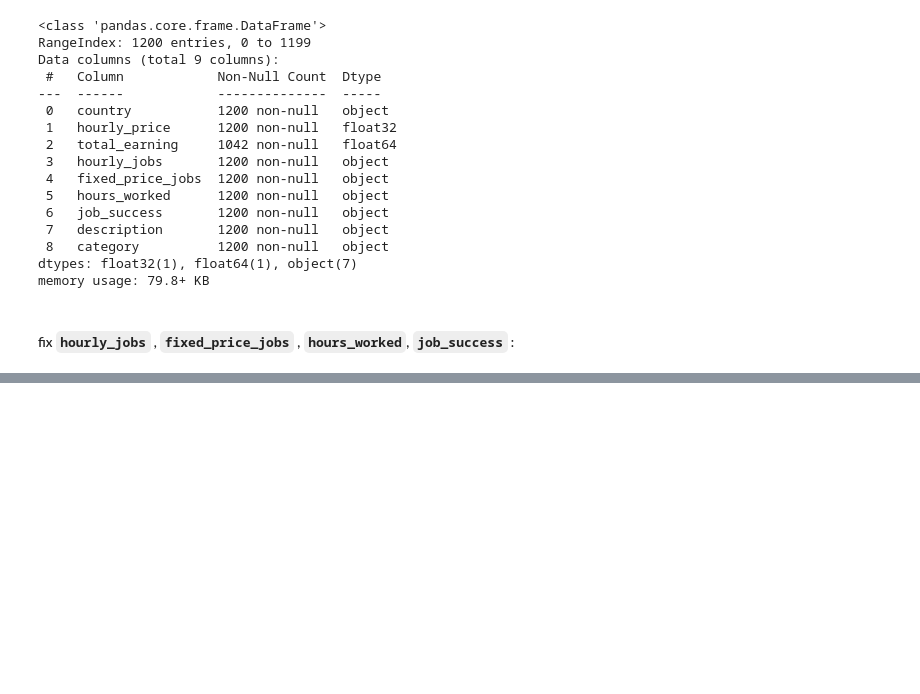
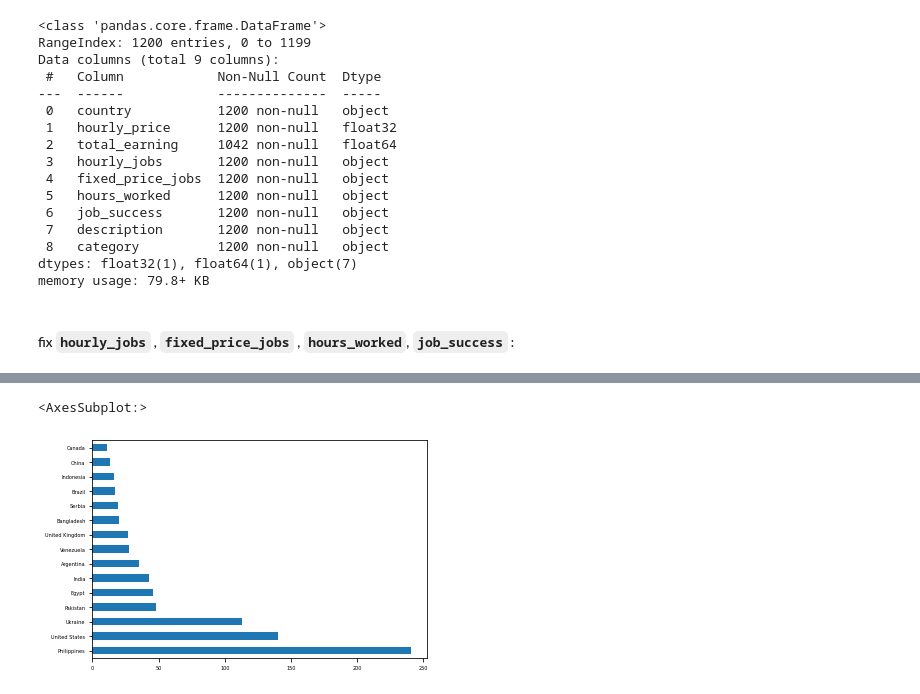
Before and after one commit to MohamedElfallah/upwork_data_mining, a Jupyter notebook: cleaning_data.ipynb, the cells around one changed output, grey strips where cells are left out. Cells and saved outputs as stored; diff of their text form; code cells hidden in the pictures; blank space fills up the shorter version.

```diff
--- a/cleaning_data.ipynb
+++ b/cleaning_data.ipynb
@@ -155,0 +155,3 @@ df.to_json("processed.json",orient="records")
+# %%
+df["description"] = df["description"].apply(lambda x : len(x))
+df
@@ -155,0 +192,3 @@ df.to_json("processed.json",orient="records")
+# %%
+# drop job_success :
+df.drop(columns=["job_success"], inplace= True)
@@ -155,0 +213,2 @@ df.to_json("processed.json",orient="records")
+# %%
+df.dropna(axis=0, inplace = True)
@@ -155,0 +237,4 @@ df.to_json("processed.json",orient="records")
+# %%
+cnt = df["country"].value_counts()
+cnt = cnt[cnt > 10]
+cnt
@@ -155,0 +258,6 @@ df.to_json("processed.json",orient="records")
+# %%
+
+cnt.plot(kind="barh", fontsize = 5)
+# %% [output]
+<AxesSubplot:>
+[figure, added]
```
Also changed, not shown: parts of 18 cells of this notebook.
